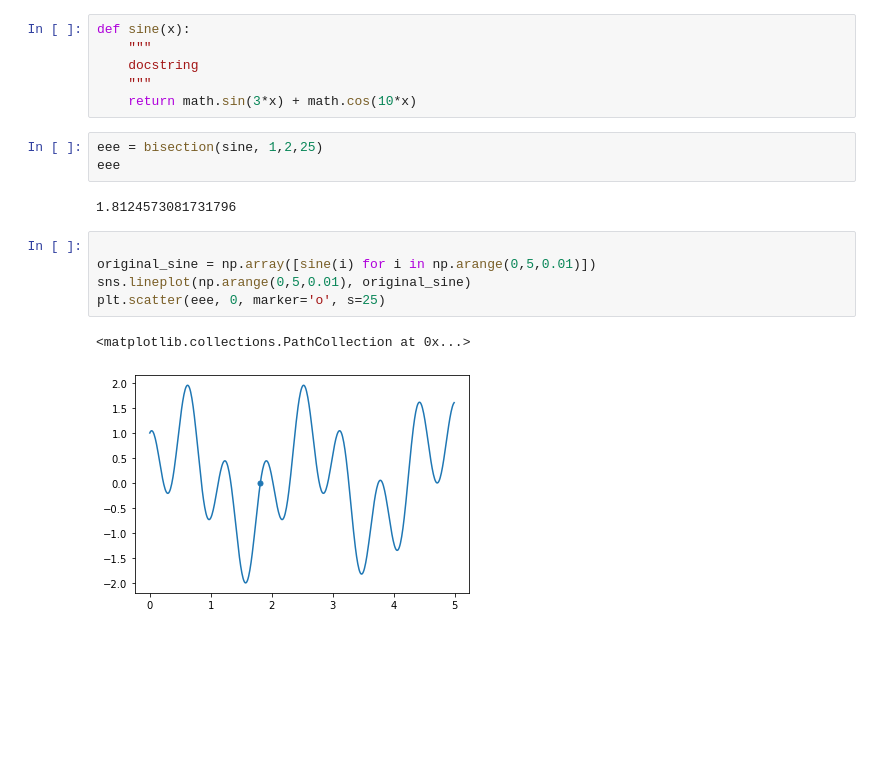
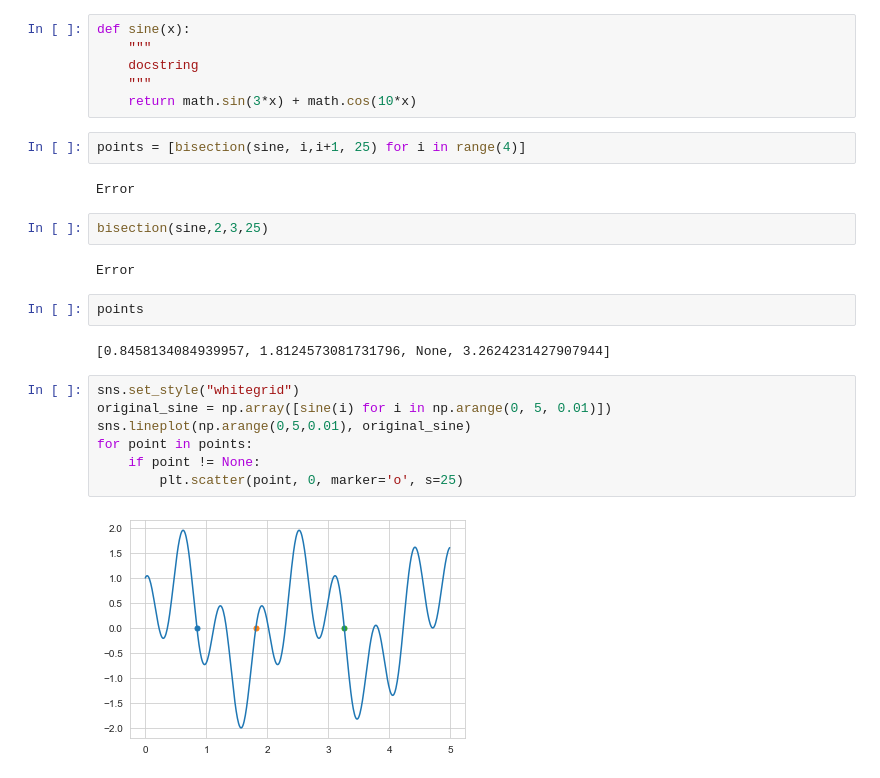
Before and after one commit to PrzemyslawSarnacki/NumericalMethods, a Jupyter notebook: Bisection.ipynb, the cells around one changed output. Cells and saved outputs as stored; diff of their text form; blank space fills up the shorter version.

Commit message:
SNS plot

```diff
--- a/Bisection.ipynb
+++ b/Bisection.ipynb
@@ -50,16 +50,24 @@ def sine(x):
     docstring
     """
     return math.sin(3*x) + math.cos(10*x)
+# %%
+points = [bisection(sine, i,i+1, 25) for i in range(4)]
+# %% [output]
+Error
 # %%
-eee = bisection(sine, 1,2,25)
-eee
+bisection(sine,2,3,25)
 # %% [output]
-1.8124573081731796
+Error
+# %%
+points
+# %% [output]
+[0.8458134084939957, 1.8124573081731796, None, 3.2624231427907944]
 # %%
-
-original_sine = np.array([sine(i) for i in np.arange(0,5,0.01)])
+sns.set_style("whitegrid")
+original_sine = np.array([sine(i) for i in np.arange(0, 5, 0.01)])
 sns.lineplot(np.arange(0,5,0.01), original_sine)
-plt.scatter(eee, 0, marker='o', s=25)
+for point in points:
+    if point != None:
+        plt.scatter(point, 0, marker='o', s=25)
 # %% [output]
-<matplotlib.collections.PathCollection at 0x...>
-[figure, old version]
+[figure, new version]
```
Also changed, not shown: parts of 1 cell of this notebook.
